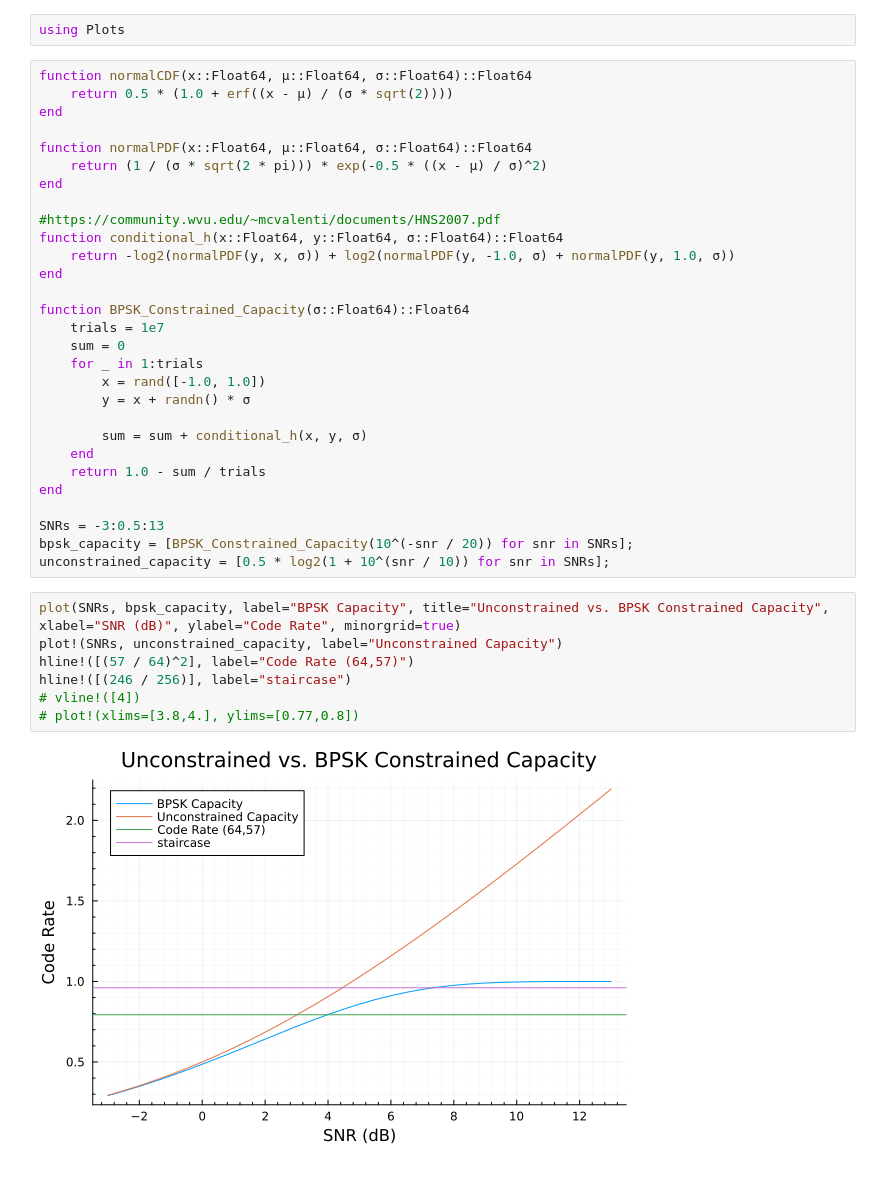
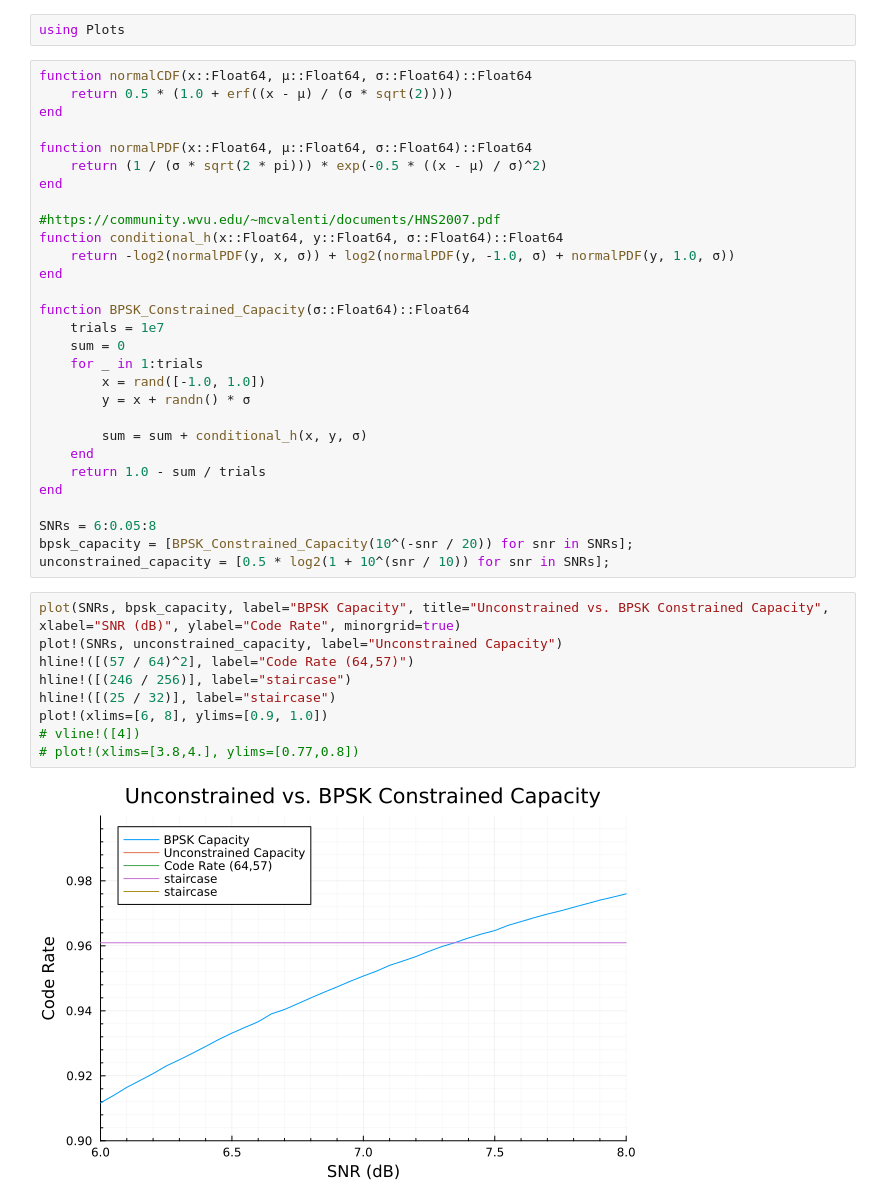
Before and after one commit to crmsndu/thesis-project, a Jupyter notebook: BPSKConstrainedShannonLimit.ipynb, the cells around one changed output. Drawn from its saved outputs; the diff is of its cells as text.

```diff
--- a/BPSKConstrainedShannonLimit.ipynb
+++ b/BPSKConstrainedShannonLimit.ipynb
@@ -26,15 +26,17 @@ function BPSK_Constrained_Capacity(σ::Float64)::Float64
     return 1.0 - sum / trials
 end
 
-SNRs = -3:0.5:13
+SNRs = 6:0.05:8
 bpsk_capacity = [BPSK_Constrained_Capacity(10^(-snr / 20)) for snr in SNRs];
 unconstrained_capacity = [0.5 * log2(1 + 10^(snr / 10)) for snr in SNRs];
 # %%
 plot(SNRs, bpsk_capacity, label="BPSK Capacity", title="Unconstrained vs. BPSK Constrained Capacity", xlabel="SNR (dB)", ylabel="Code Rate", minorgrid=true)
 plot!(SNRs, unconstrained_capacity, label="Unconstrained Capacity")
 hline!([(57 / 64)^2], label="Code Rate (64,57)")
 hline!([(246 / 256)], label="staircase")
+hline!([(25 / 32)], label="staircase")
+plot!(xlims=[6, 8], ylims=[0.9, 1.0])
 # vline!([4])
 # plot!(xlims=[3.8,4.], ylims=[0.77,0.8])
 # %% [output]
-[figure, old version]
+[figure, new version]
```
Also changed, not shown: 2 other files.
